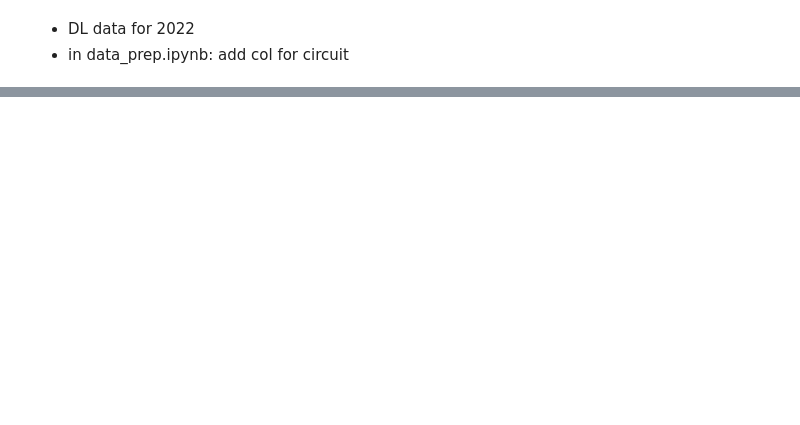
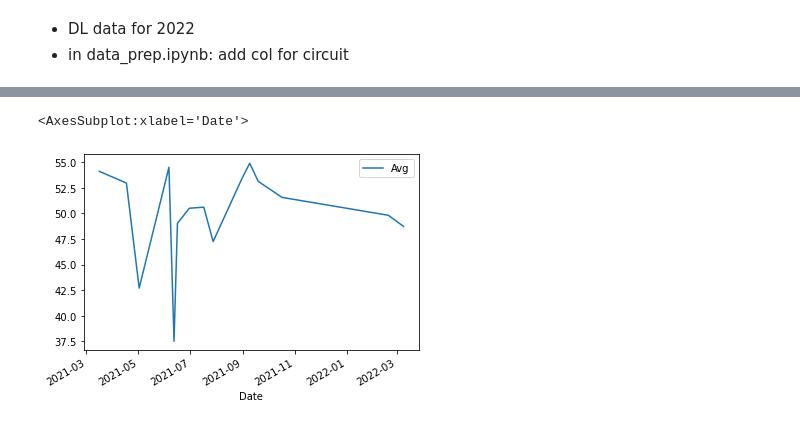
Before and after one commit to K-Schubert/TdF-Winners, a Jupyter notebook: notebooks/talent_id.ipynb, the cells around one changed output, grey strips where cells are left out. Cells and saved outputs as stored; diff of their text form; code cells hidden in the pictures; blank space fills up the shorter version.

```diff
--- a/notebooks/talent_id.ipynb
+++ b/notebooks/talent_id.ipynb
@@ -145,0 +135,10 @@ year
+# %%
+mappings = {'1.UWT': 'uci_wt',
+            '2.UWT': 'uci_wt',
+            '1.Pro': 'uci_pro_series',
+            '2.Pro': 'uci_pro_series',
+            '1.1': 'europe_tour',
+            'WC': 'uci_world_championships',
+            'CC': 'europe_tour',
+            'Olympics': 'olympic_games',
+            'NC': 'europe_tour'}
@@ -145,0 +177,3 @@ year
+# %%
+df_res = pd.DataFrame(res, columns=['Date', 'Race', 'RaceName', 'Rnk', 'Avg'])
+df_res
@@ -145,0 +197,5 @@ year
+# %%
+df_res[['Date', 'Avg']].sort_values('Date').plot(x='Date', y='Avg')
+# %% [output]
+<AxesSubplot:xlabel='Date'>
+[figure, added]
```
Also changed, not shown: parts of 18 cells of this notebook.
